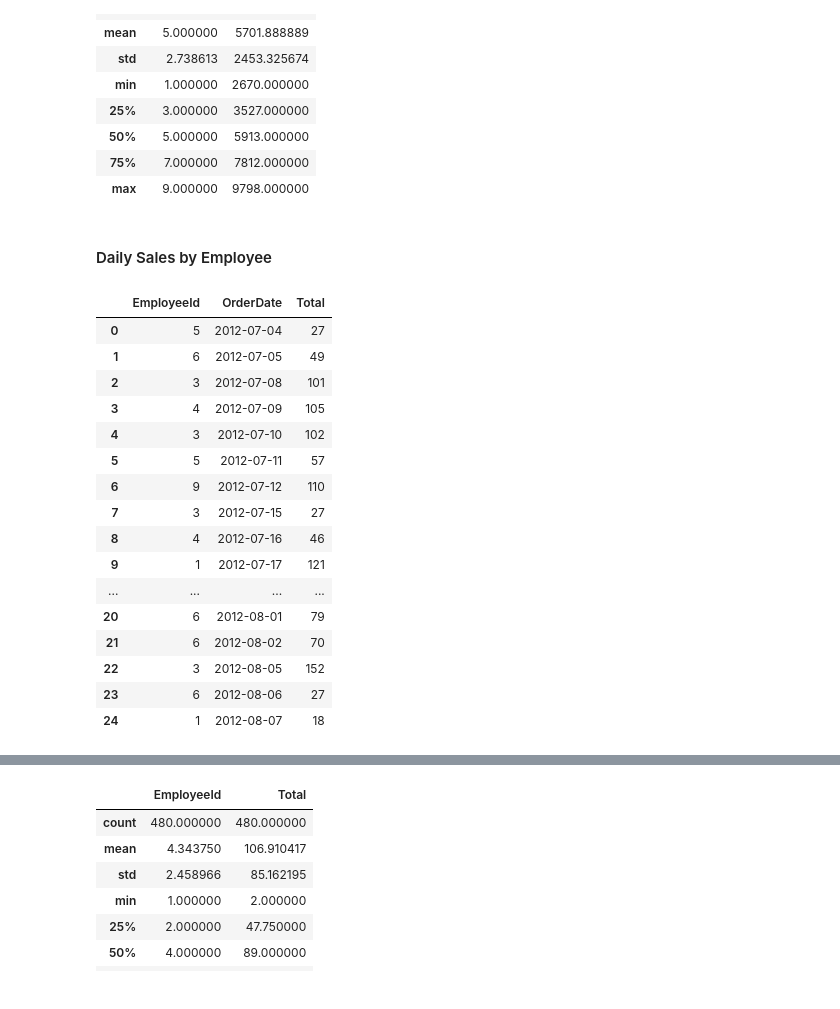
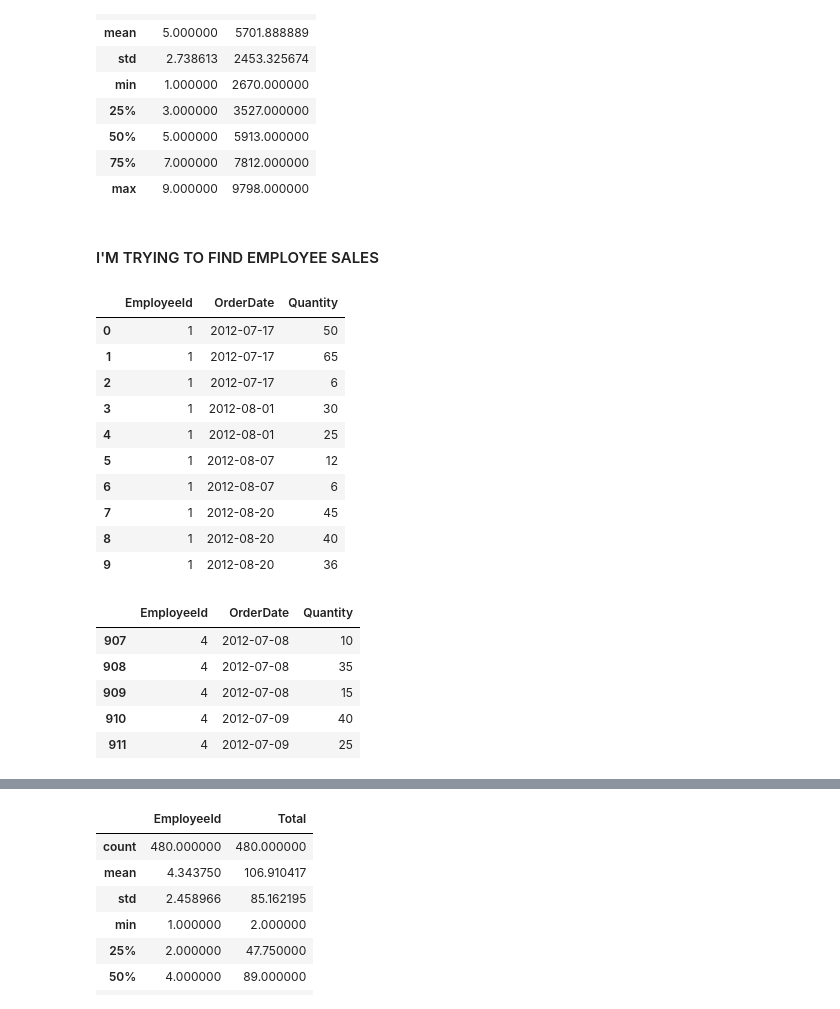
Before and after one commit to MagicMilly/dsc-2-final-project-online-ds-ft-100118, a Jupyter notebook: student.ipynb, the cells around one changed output, grey strips where cells are left out. Saved outputs shown, nothing was run; the diff lists cells and outputs as text; code cells hidden in the pictures.

```diff
--- a/student.ipynb
+++ b/student.ipynb
@@ -433,27 +433,32 @@ employee_sales_df.describe()
 | 50% | 5.000000 | 5913.000000 |
 | 75% | 7.000000 | 7812.000000 |
 | max | 9.000000 | 9798.000000 |
-# %% [markdown]
-#### Daily Sales by Employee
+# %% [markdown]
+#### I'M TRYING TO FIND EMPLOYEE SALES
 # %%
-daily_sales_by_employee = pd.read_sql_query('SELECT EmployeeId, OrderDate, SUM(OrderDetail.Quantity) AS Total FROM \
-[Order] INNER JOIN OrderDetail ON [Order].Id = OrderDetail.OrderId GROUP BY OrderDate ORDER BY OrderDate;', conn)
-daily_sales_by_employee.head(25)
+employee_sales_and_dates_df = pd.read_sql_query('SELECT EmployeeId, OrderDate, OrderDetail.Quantity FROM [Order] \
+INNER JOIN OrderDetail ON [Order].Id = OrderDetail.OrderId ORDER BY EmployeeId ASC;', conn)
+employee_sales_and_dates_df.head(10)
 # %% [output]
-|  | EmployeeId | OrderDate | Total |
-| 0 | 5 | 2012-07-04 | 27 |
-| 1 | 6 | 2012-07-05 | 49 |
-| 2 | 3 | 2012-07-08 | 101 |
-| 3 | 4 | 2012-07-09 | 105 |
-| 4 | 3 | 2012-07-10 | 102 |
-| 5 | 5 | 2012-07-11 | 57 |
-| 6 | 9 | 2012-07-12 | 110 |
-| 7 | 3 | 2012-07-15 | 27 |
-| 8 | 4 | 2012-07-16 | 46 |
-| 9 | 1 | 2012-07-17 | 121 |
-| ... | ... | ... | ... |
-| 20 | 6 | 2012-08-01 | 79 |
-| 21 | 6 | 2012-08-02 | 70 |
-| 22 | 3 | 2012-08-05 | 152 |
-| 23 | 6 | 2012-08-06 | 27 |
-| 24 | 1 | 2012-08-07 | 18 |
+|  | EmployeeId | OrderDate | Quantity |
+| 0 | 1 | 2012-07-17 | 50 |
+| 1 | 1 | 2012-07-17 | 65 |
+| 2 | 1 | 2012-07-17 | 6 |
+| 3 | 1 | 2012-08-01 | 30 |
+| 4 | 1 | 2012-08-01 | 25 |
+| 5 | 1 | 2012-08-07 | 12 |
+| 6 | 1 | 2012-08-07 | 6 |
+| 7 | 1 | 2012-08-20 | 45 |
+| 8 | 1 | 2012-08-20 | 40 |
+| 9 | 1 | 2012-08-20 | 36 |
+# %%
+# Highest-performing employee
+employee_4_sales = employee_sales_and_dates_df.loc[employee_sales_and_dates_df['EmployeeId'] == 4]
+employee_4_sales.head()
+# %% [output]
+|  | EmployeeId | OrderDate | Quantity |
+| 907 | 4 | 2012-07-08 | 10 |
+| 908 | 4 | 2012-07-08 | 35 |
+| 909 | 4 | 2012-07-08 | 15 |
+| 910 | 4 | 2012-07-09 | 40 |
+| 911 | 4 | 2012-07-09 | 25 |
```
Also changed, not shown: parts of 12 cells of this notebook.
